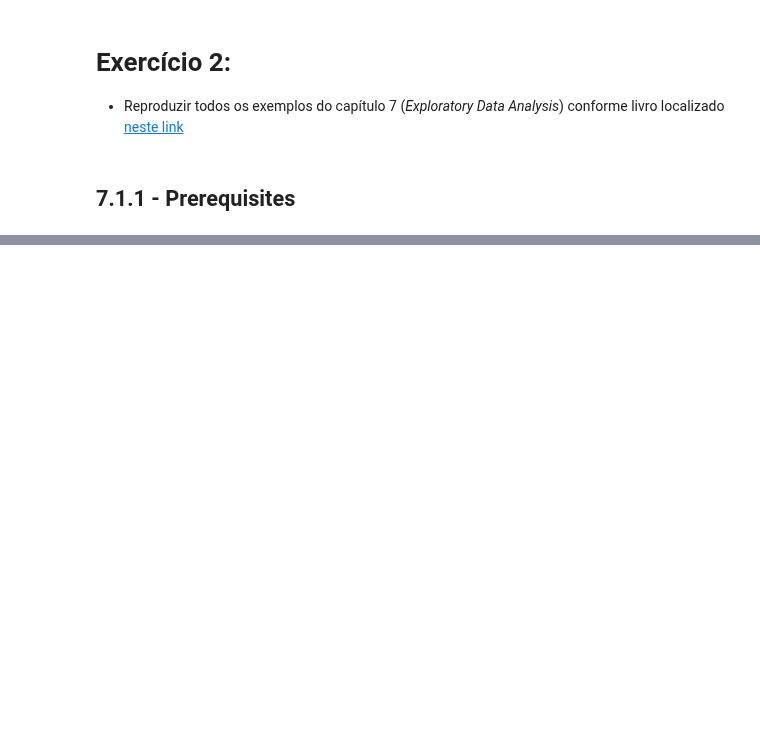
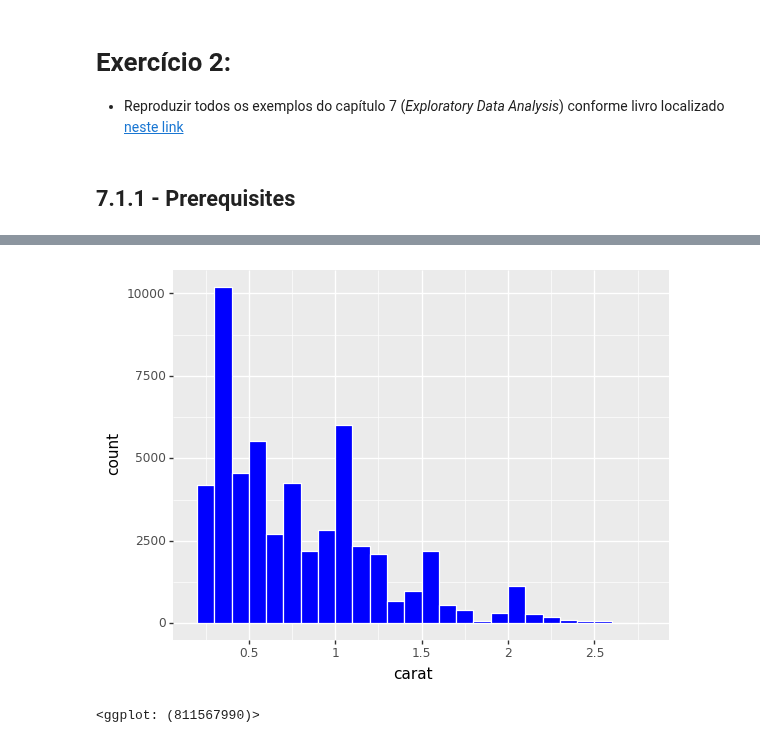
Before and after one commit to pdcos/analise_visual_ciencia_de_dados, a Jupyter notebook: participacao_6/solutions_6.ipynb, the cells around one changed output, grey strips where cells are left out. Cells and saved outputs as stored; diff of their text form; code cells hidden in the pictures; blank space fills up the shorter version.

```diff
--- a/participacao_6/solutions_6.ipynb
+++ b/participacao_6/solutions_6.ipynb
@@ -40,0 +81,13 @@ Successfully installed typing_extensions-4.7.1
+# %%
+smaller = diamonds.query('carat < 3')
+
+plot = (
+    ggplot(diamonds, aes(x="carat"))
+    + geom_histogram(binwidth=0.1, fill="blue", color='white', boundary=0.2)
+    + scale_x_continuous(limits=(0.19, 2.8), breaks=[x * 0.5 for x in range(12)])
+)
+
+plot
+# %% [output]
+[figure, added]
+<ggplot: (811567990)>
```
Also changed, not shown: parts of 30 cells of this notebook.
